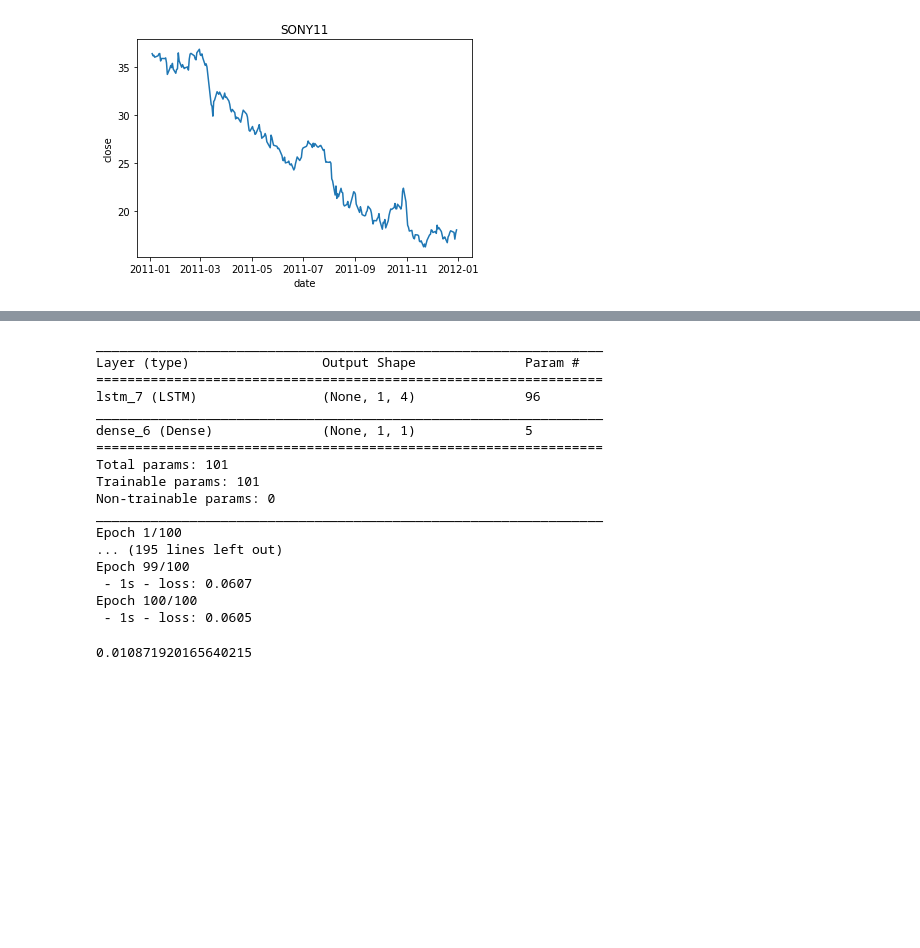
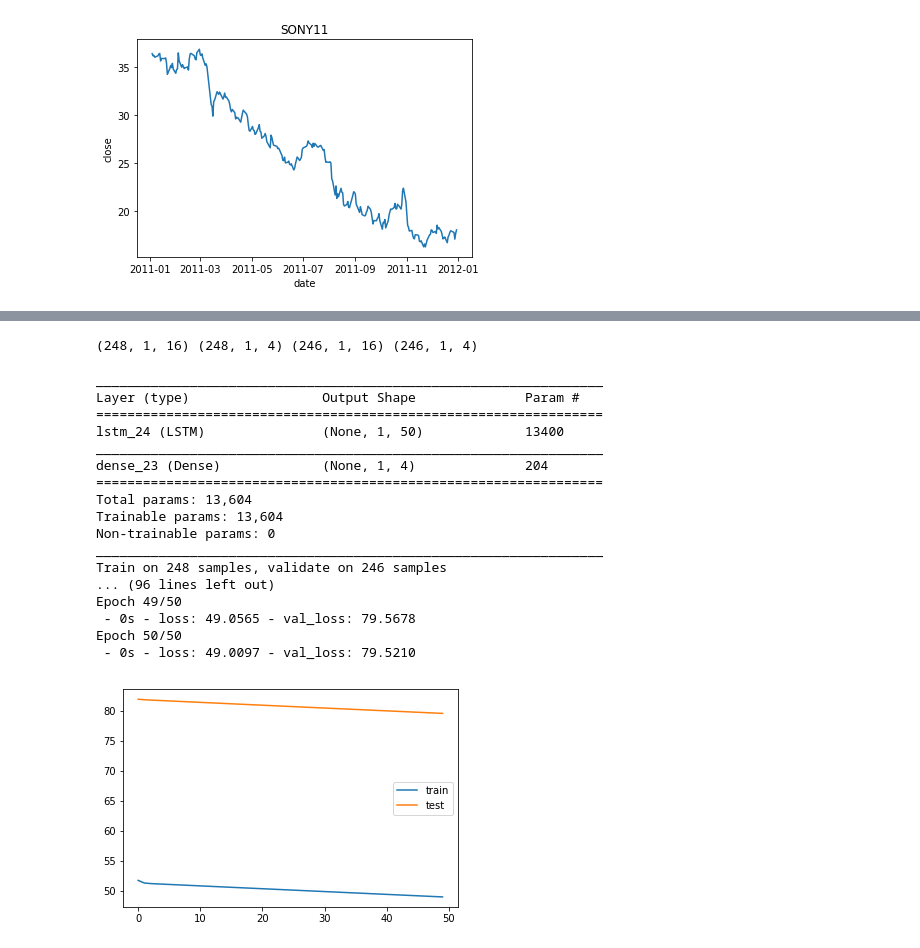
Before and after one commit to LastShekel/Stock-prediction, a Jupyter notebook: Main.ipynb, the cells around one changed output, grey strips where cells are left out. Cells and saved outputs as stored; diff of their text form; code cells hidden in the pictures; blank space fills up the shorter version.

Commit message:
Added model

```diff
--- a/Main.ipynb
+++ b/Main.ipynb
@@ -119,46 +121,49 @@ y_test=np.reshape(y_test,(y_test.shape[0],1,1))
+# %%
+def get_X_y(data):
+    raw=series_to_supervised(data[var],window,future)
+    X=raw[raw.columns[:len(var)*window]]
+    y=raw[raw.columns[len(var)*window:]]
+    # reshape input to be 3D [samples, timesteps, features]
+    return X.values.reshape((X.shape[0], 1, X.shape[1])),y.values.reshape((y.shape[0], 1, y.shape[1]))
+# %%
+X_train,y_train=get_X_y(APPLE11)
+X_test,y_test=get_X_y(APPLE12)
+print(X_train.shape, y_train.shape, X_test.shape, y_test.shape)
+# %% [output]
+(248, 1, 16) (248, 1, 4) (246, 1, 16) (246, 1, 4)
 # %%
+from keras.layers import Dense, LSTM
+from keras.models import Sequential
+
 model = Sequential()
-model.add(LSTM(4, return_sequences=True,input_shape=(1,window)))
-model.add(Dense(1))
-model.compile(loss='mean_squared_error', optimizer='adam')
+model.add(LSTM(50,return_sequences=True, input_shape=(X_train.shape[1], X_train.shape[2])))
+model.add(Dense(4))
+model.compile(loss='mae', optimizer='adam')
+# fit network
 model.summary()
-history=model.fit(X_train, y_train, epochs=100, batch_size=1, verbose=2)
+history = model.fit(X_train, y_train, epochs=50, batch_size=72, validation_data=(X_test, y_test), verbose=2, shuffle=False)
 # %% [output]
 _________________________________________________________________
 Layer (type)                 Output Shape              Param #
 =================================================================
-lstm_7 (LSTM)                (None, 1, 4)              96
+lstm_24 (LSTM)               (None, 1, 50)             13400
 _________________________________________________________________
-dense_6 (Dense)              (None, 1, 1)              5
+dense_23 (Dense)             (None, 1, 4)              204
 =================================================================
-Total params: 101
-Trainable params: 101
+Total params: 13,604
+Trainable params: 13,604
 Non-trainable params: 0
 _________________________________________________________________
-Epoch 1/100
-... (195 lines left out)
-Epoch 99/100
- - 1s - loss: 0.0607
-Epoch 100/100
- - 1s - loss: 0.0605
+Train on 248 samples, validate on 246 samples
+... (96 lines left out)
+Epoch 49/50
+ - 0s - loss: 49.0565 - val_loss: 79.5678
+Epoch 50/50
+ - 0s - loss: 49.0097 - val_loss: 79.5210
-# %%
-np.mean(y_test-model.predict(X_test,batch_size=1,verbose=2))
-# %% [output]
-0.010871920165640215
-# %%
-
-window=21
-model=Sequential()
-model.add(Dense(window,activation='relu',input_shape=(window,)))
-
-model.compile(optimizer='rmsprop',
-              loss='categorical_crossentropy',
-              metrics=['accuracy'])
-X_train=[]
-y_train=[]
-for i in range(11):
-    X_train.append(np.array(APPLE11[APPLE11.columns[2:]][i*window:(i+1)*window]))
-    y_train.append(np.array(APPLE11[APPLE11.columns[2:]][(i+1)*window:(i+2)*window]))
-
-
-history=model.fit(X_train[0],y_train[0])
+# %%
+pp.plot(history.history['loss'], label='train')
+pp.plot(history.history['val_loss'], label='test')
+pp.legend()
+pp.show()
+# %% [output]
+[figure, added]
```
Also changed, not shown: parts of 5 cells of this notebook, 3 other files.
